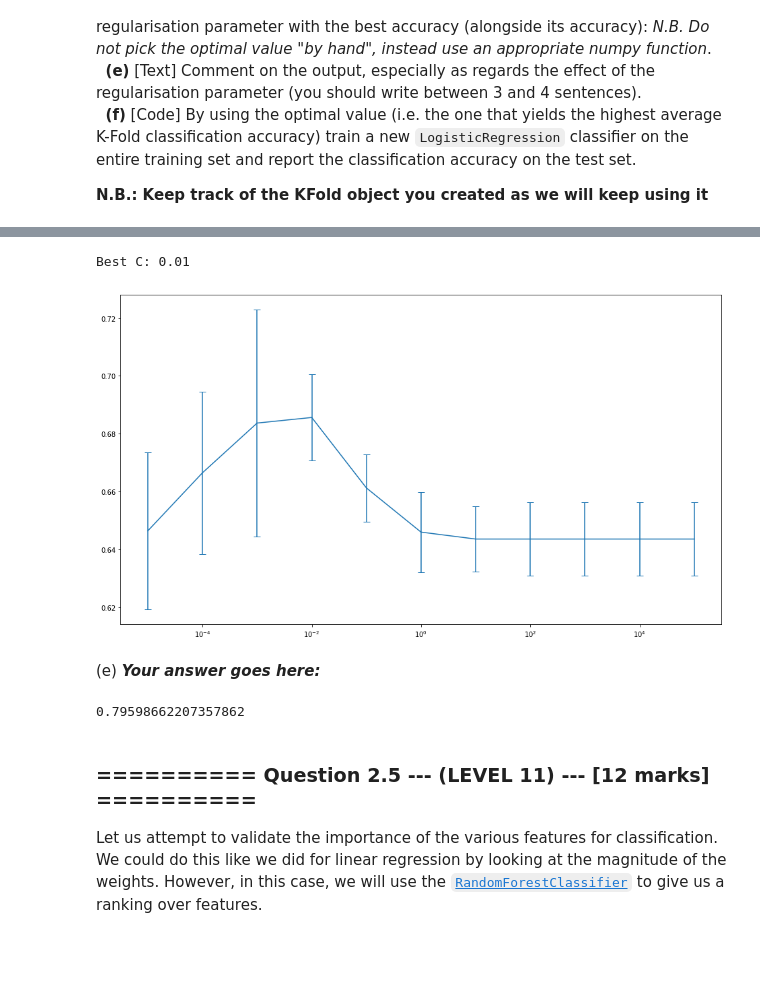
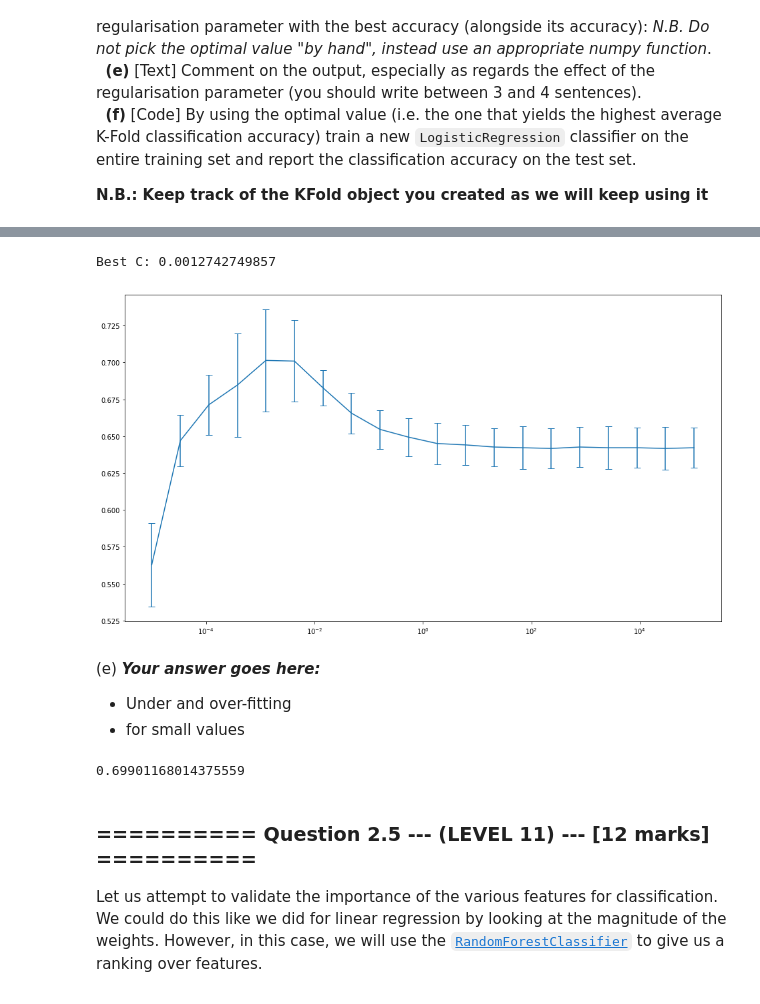
Before and after one commit to stuphys1729/IAML, a Jupyter notebook: Assignments/03_A_ObjectRecognition.ipynb, the cells around one changed output, grey strips where cells are left out. Drawn from its saved outputs; the diff is of its cells as text; code cells hidden in the pictures; blank space fills up the shorter version.

```diff
--- a/Assignments/03_A_ObjectRecognition.ipynb
+++ b/Assignments/03_A_ObjectRecognition.ipynb
@@ -110,7 +110,11 @@ from sklearn.model_selection import KFold
 from sklearn.linear_model import LogisticRegression
 from sklearn.metrics import confusion_matrix
 from sklearn.preprocessing import StandardScaler
-from utils.plotter import plot_confusion_matrix
+from utils.plotter import plot_confusion_matrix, plot_SVM_DecisionBoundary
+from sklearn.svm import SVC
+import pylab
+
+pylab.rcParams['figure.figsize'] = (16, 9)
 
 # Your Code goes here:
 # %% [markdown]
@@ -335,11 +345,12 @@ y_test  = imagesBtst['is_person']
 kf = KFold(5, shuffle=True, random_state=0)
 
 all_scores = []
-C_vals = [ 10**(i-5) for i in range(11) ]
+#C_vals = [ 10**(i-5) for i in range(11) ]
+C_vals = np.logspace(-5, 5, 20)
 for C in C_vals:
     scores = []
     for train, test in kf.split(X_train):
-        logRK = LogisticRegression(C=C)
+        logRK = LogisticRegression(C=C, solver='lbfgs')
         logRK.fit(X_train.iloc[train], y_train.iloc[train])
         scores.append(logRK.score(X_train.iloc[test], y_train.iloc[test]))
     all_scores.append(scores)
@@ -359,26 +379,30 @@ for C in C_vals:
 # %%
 # (d) # Your Code goes here:
 means = [ np.mean(x) for x in all_scores ]
 stds  = [ np.std(x) for x in all_scores ]
 
 fig, ax = plt.subplots(1, figsize=(16,9))
 ax.set_xscale('log')
 plt.errorbar(C_vals, means, yerr=stds, capsize=5)
 
-print("Best C:", C_vals[np.argmax(means)])
+bestC = C_vals[np.argmax(means)]
+print("Best C:", bestC)
 # %% [output]
-Best C: 0.01
+Best C: 0.0012742749857
-[figure, old version]
+[figure, new version]
 # %% [markdown]
 (e) ***Your answer goes here:***
+
+- Under and over-fitting
+- for small values
 # %%
 # (f) # Your Code goes here:
-logRSC = LogisticRegression(C=0.01)
+logRSC = LogisticRegression(C=bestC)
 logRSC.fit(X_trs, y_tr)
 
 display(logRSC.score(X_tsts, y_tst))
 # %% [output]
-0.79598662207357862
+0.69901168014375559
 # %% [markdown]
 ### ========== Question 2.5 --- (LEVEL 11) --- [12 marks] ==========
 
```
Also changed, not shown: parts of 18 cells of this notebook, 2 other files.
